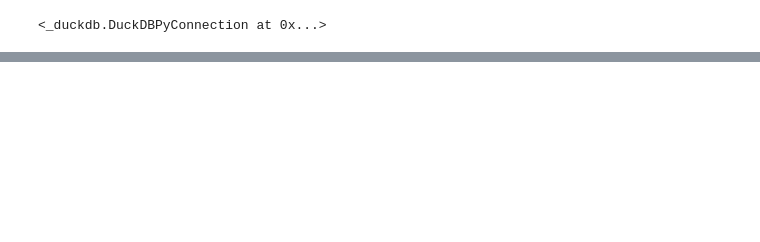
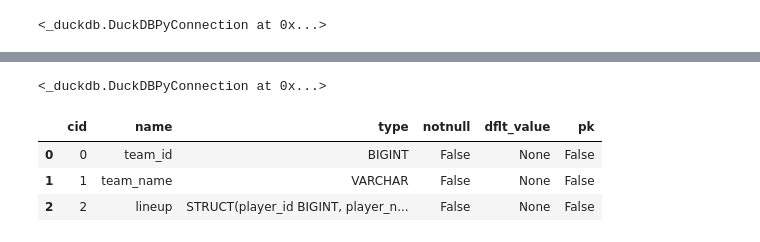
Before and after one commit to nils-dahlin/Futbol-Analysis, a Jupyter notebook: data-collection/statsbombpy.ipynb, the cells around one changed output, grey strips where cells are left out. Cells and saved outputs as stored; diff of their text form; code cells hidden in the pictures; blank space fills up the shorter version.

```diff
--- a/data-collection/statsbombpy.ipynb
+++ b/data-collection/statsbombpy.ipynb
@@ -61,0 +117,15 @@ PRAGMA table_info('lineups');
+# %%
+# set match_id to primary key in matches table
+con.execute("""
+ALTER TABLE matches
+ADD PRIMARY KEY (match_id);
+""")
+# %% [output]
+<_duckdb.DuckDBPyConnection at 0x...>
+# %%
+lineups_table_info
+# %% [output]
+|  | cid | name | type | notnull | dflt_value | pk |
+| 0 | 0 | team_id | BIGINT | False | None | False |
+| 1 | 1 | team_name | VARCHAR | False | None | False |
+| 2 | 2 | lineup | STRUCT(player_id BIGINT, player_n... | False | None | False |
```
Also changed, not shown: parts of 11 cells of this notebook, 1 other file.
